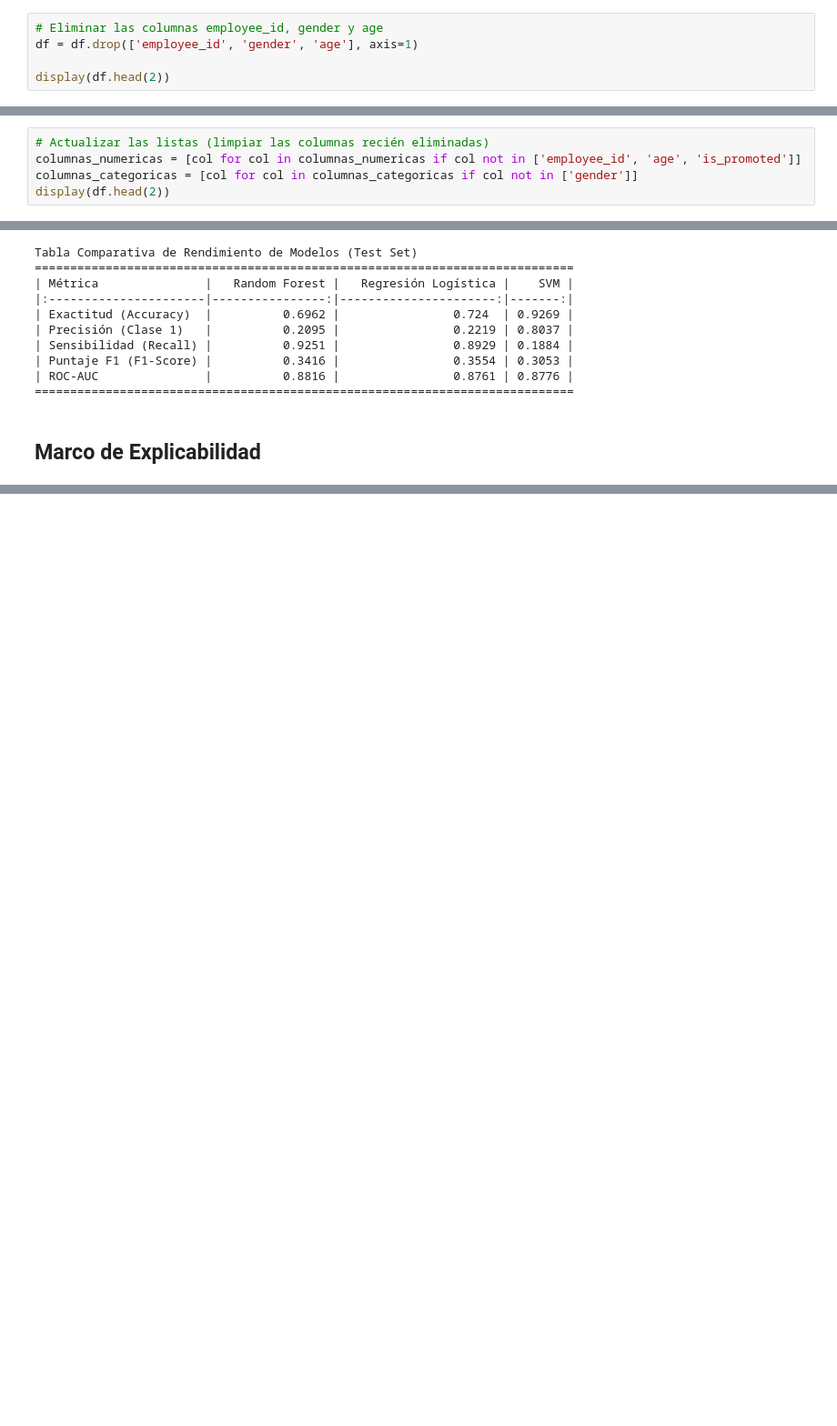
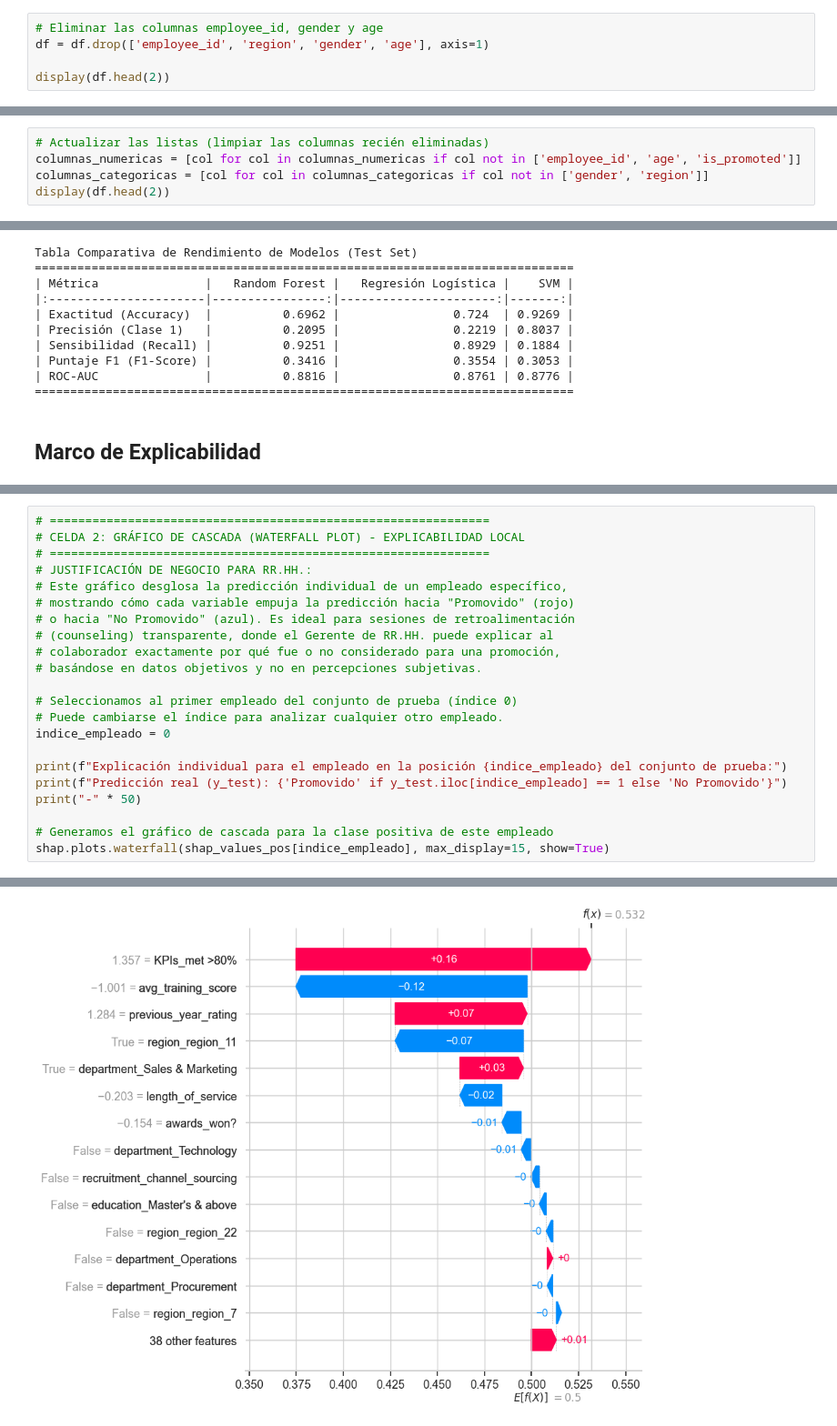
Before and after one commit to lMiaul/ML_TF, a Jupyter notebook: pipeline.ipynb, the cells around one changed output, grey strips where cells are left out. Shown at 91% size. Cells and saved outputs as stored; diff of their text form; blank space fills up the shorter version.

Commit message:
feat: remove region, gender, and age columns from pipeline to prevent model bias and add SHAP images

```diff
--- a/pipeline.ipynb
+++ b/pipeline.ipynb
@@ -517,7 +517,7 @@ gender y age:
 - Se eliminan estas columnas (variables sensibles) para mitigar cualquier sesgo discriminatorio en el modelo.
 # %%
 # Eliminar las columnas employee_id, gender y age
-df = df.drop(['employee_id', 'gender', 'age'], axis=1)
+df = df.drop(['employee_id', 'region', 'gender', 'age'], axis=1)
 
 display(df.head(2))
 # %% [output]
@@ -527,7 +527,7 @@ display(df.head(2))
 # %%
 # Actualizar las listas (limpiar las columnas recién eliminadas)
 columnas_numericas = [col for col in columnas_numericas if col not in ['employee_id', 'age', 'is_promoted']]
-columnas_categoricas = [col for col in columnas_categoricas if col not in ['gender']]
+columnas_categoricas = [col for col in columnas_categoricas if col not in ['gender', 'region']]
 display(df.head(2))
 # %% [output]
 |  | department | region | education | recruitment_channel | no_of_trainings | previous_year_rating | ... |
@@ -1028,0 +1037,23 @@ print(f"  - Features evaluadas: {shap_values_pos.shape[1]}")
+# %%
+# ==============================================================
+# CELDA 2: GRÁFICO DE CASCADA (WATERFALL PLOT) - EXPLICABILIDAD LOCAL
+# ==============================================================
+# JUSTIFICACIÓN DE NEGOCIO PARA RR.HH.:
+# Este gráfico desglosa la predicción individual de un empleado específico,
+# mostrando cómo cada variable empuja la predicción hacia "Promovido" (rojo)
+# o hacia "No Promovido" (azul). Es ideal para sesiones de retroalimentación
+# (counseling) transparente, donde el Gerente de RR.HH. puede explicar al
+# colaborador exactamente por qué fue o no considerado para una promoción,
+# basándose en datos objetivos y no en percepciones subjetivas.
+
+# Seleccionamos al primer empleado del conjunto de prueba (índice 0)
+# Puede cambiarse el índice para analizar cualquier otro empleado.
+indice_empleado = 0
+
+print(f"Explicación individual para el empleado en la posición {indice_empleado} del conjunto de prueba:")
+print(f"Predicción real (y_test): {'Promovido' if y_test.iloc[indice_empleado] == 1 else 'No Promovido'}")
+print("-" * 50)
+
+# Generamos el gráfico de cascada para la clase positiva de este empleado
+shap.plots.waterfall(shap_values_pos[indice_empleado], max_display=15, show=True)
+# %% [output]
@@ -1028,0 +1063 @@ print(f"  - Features evaluadas: {shap_values_pos.shape[1]}")
+[figure, added]
```
Also changed, not shown: parts of 5 cells of this notebook.
